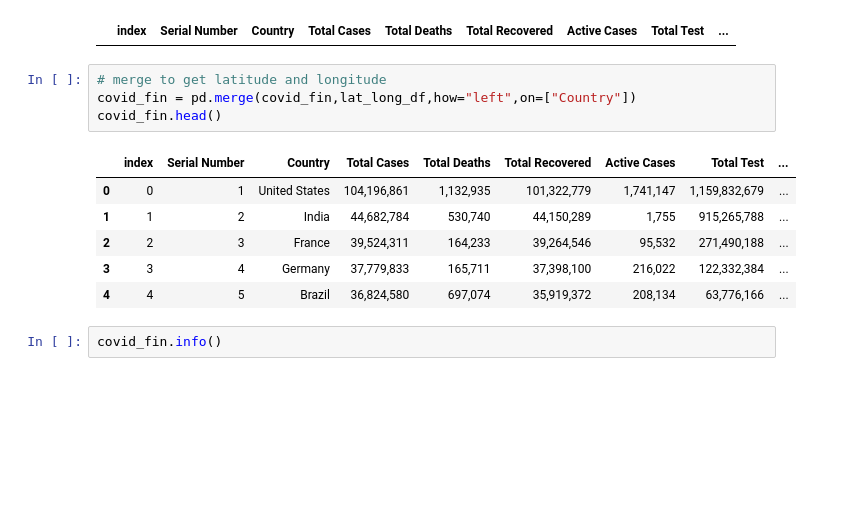
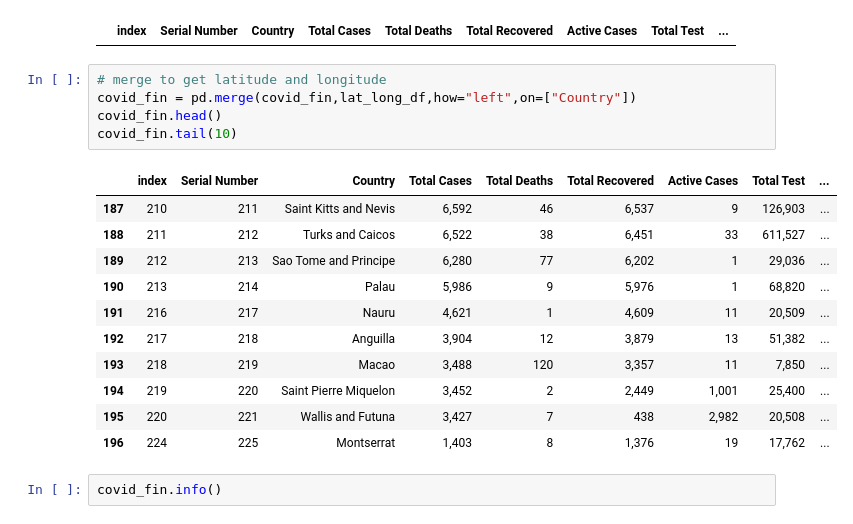
Before and after one commit to BootCamp24/project-3-group-05, a Jupyter notebook: data_engineering_eda/covid_sqlite.ipynb, the cells around one changed output. Saved outputs shown, nothing was run; the diff lists cells and outputs as text; blank space fills up the shorter version.

```diff
--- a/data_engineering_eda/covid_sqlite.ipynb
+++ b/data_engineering_eda/covid_sqlite.ipynb
@@ -167,14 +179,20 @@ covid_fin.loc[mask,]
 # %%
 # merge to get latitude and longitude
 covid_fin = pd.merge(covid_fin,lat_long_df,how="left",on=["Country"])
 covid_fin.head()
+covid_fin.tail(10)
 # %% [output]
 |  | index | Serial Number | Country | Total Cases | Total Deaths | Total Recovered | Active Cases | Total Test | ... |
-| 0 | 0 | 1 | United States | 104,196,861 | 1,132,935 | 101,322,779 | 1,741,147 | 1,159,832,679 | ... |
-| 1 | 1 | 2 | India | 44,682,784 | 530,740 | 44,150,289 | 1,755 | 915,265,788 | ... |
-| 2 | 2 | 3 | France | 39,524,311 | 164,233 | 39,264,546 | 95,532 | 271,490,188 | ... |
-| 3 | 3 | 4 | Germany | 37,779,833 | 165,711 | 37,398,100 | 216,022 | 122,332,384 | ... |
-| 4 | 4 | 5 | Brazil | 36,824,580 | 697,074 | 35,919,372 | 208,134 | 63,776,166 | ... |
+| 187 | 210 | 211 | Saint Kitts and Nevis | 6,592 | 46 | 6,537 | 9 | 126,903 | ... |
+| 188 | 211 | 212 | Turks and Caicos | 6,522 | 38 | 6,451 | 33 | 611,527 | ... |
+| 189 | 212 | 213 | Sao Tome and Principe | 6,280 | 77 | 6,202 | 1 | 29,036 | ... |
+| 190 | 213 | 214 | Palau | 5,986 | 9 | 5,976 | 1 | 68,820 | ... |
+| 191 | 216 | 217 | Nauru | 4,621 | 1 | 4,609 | 11 | 20,509 | ... |
+| 192 | 217 | 218 | Anguilla | 3,904 | 12 | 3,879 | 13 | 51,382 | ... |
+| 193 | 218 | 219 | Macao | 3,488 | 120 | 3,357 | 11 | 7,850 | ... |
+| 194 | 219 | 220 | Saint Pierre Miquelon | 3,452 | 2 | 2,449 | 1,001 | 25,400 | ... |
+| 195 | 220 | 221 | Wallis and Futuna | 3,427 | 7 | 438 | 2,982 | 20,508 | ... |
+| 196 | 224 | 225 | Montserrat | 1,403 | 8 | 1,376 | 19 | 17,762 | ... |
 # %%
 covid_fin.info()
 # %% [output]
```
Also changed, not shown: parts of 7 cells of this notebook, 3 other files.
